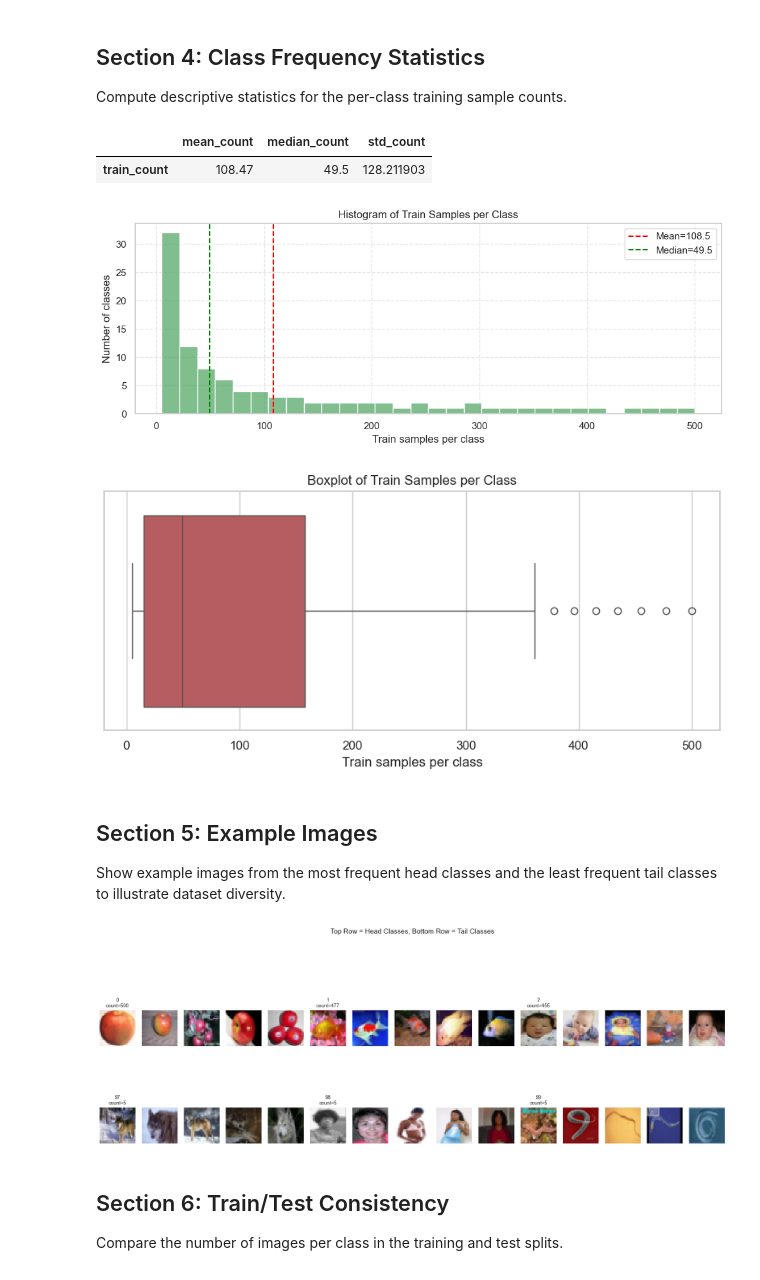
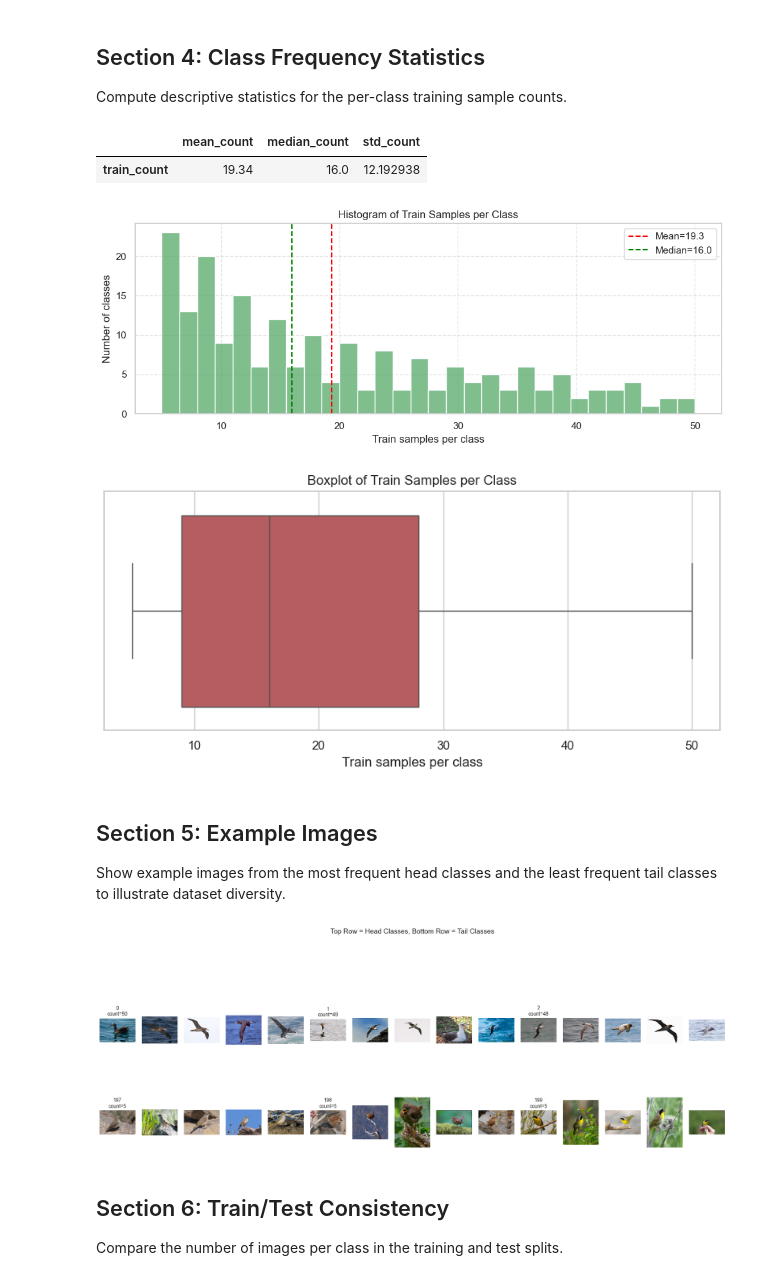
Before and after one commit to HungTang-120105/ltfsr-meta, a Jupyter notebook: notebooks/visualize_cifar_lt.ipynb, the cells around one changed output. Cells and saved outputs as stored; diff of their text form; code cells hidden in the pictures.

```diff
--- a/notebooks/visualize_cifar_lt.ipynb
+++ b/notebooks/visualize_cifar_lt.ipynb
@@ -16,15 +16,30 @@ from PIL import Image
 
 sns.set_theme(style="whitegrid")
 plt.rcParams["figure.figsize"] = (10, 5)
+
+# Configuration
+DATA_DIR = Path("./data/CUB-200-LT")
+OUTPUT_DIR = Path("./outputs")
+OUT_DIR = OUTPUT_DIR / "cub"
+FIG_DIR = OUT_DIR / "figures"
+SUMMARY_PATH = OUT_DIR / "summary.csv"
+
+MANY_THRESHOLD = 15
+FEW_THRESHOLD = 6
+GROUP_LABELS = ["many-shot", "medium-shot", "few-shot"]
+# Class distribution example
+NUM_HEAD_CLASSES = 3
+NUM_TAIL_CLASSES = 3
+IMAGES_PER_CLASS = 5
+FIG_DPI = 300
+
+OUT_DIR.mkdir(parents=True, exist_ok=True)
+FIG_DIR.mkdir(parents=True, exist_ok=True)
 # %% [markdown]
 ## Section 1: Load Dataset
 
 Load the CIFAR-100-LT dataset metadata from `class_counts.json` and summarize the long-tail class distribution.
 # %%
-DATA_DIR = Path("./data/CIFAR-100-LT")
-fig_dir = Path("./outputs/figures")
-fig_dir.mkdir(parents=True, exist_ok=True)
-
 with open(DATA_DIR / "class_counts.json", "r", encoding="utf-8") as f:
     class_counts = json.load(f)
 
@@ -89,9 +104,9 @@ plt.show()
 Split classes into head, medium, and tail groups to understand the long-tail structure.
 # %%
 conditions = [
-    class_count_df["train_count"] > 100,
-    class_count_df["train_count"].between(20, 100, inclusive="both"),
-    class_count_df["train_count"] < 20,
+    class_count_df["train_count"] > MANY_THRESHOLD,
+    class_count_df["train_count"].between(FEW_THRESHOLD, MANY_THRESHOLD, inclusive="both"),
+    class_count_df["train_count"] < FEW_THRESHOLD,
 ]
 choices = ["many-shot", "medium-shot", "few-shot"]
 class_count_df["group"] = np.select(conditions, choices, default="other")
@@ -145,7 +160,7 @@ stats_table = pd.DataFrame(stats).T
 stats_table
 # %% [output]
 |  | mean_count | median_count | std_count |
-| train_count | 108.47 | 49.5 | 128.211903 |
+| train_count | 19.34 | 16.0 | 12.192938 |
 # %%
 fig, ax = plt.subplots(figsize=(10, 4))
 sns.histplot(class_count_df["train_count"], bins=30, kde=False, color="C2", ax=ax)
@@ -159,20 +174,20 @@ ax.axvline(median_count, color="green", ls="--", label=f"Median={median_count:.1
 ax.legend()
 ax.grid(True, linestyle="--", alpha=0.5)
 plt.tight_layout()
-fig.savefig(fig_dir / "class_count_histogram.png", dpi=300)
+fig.savefig(FIG_DIR / "class_count_histogram.png", dpi=FIG_DPI)
 plt.show()
 # %% [output]
-[figure, old version]
+[figure, new version]
 # %%
 fig, ax = plt.subplots(figsize=(8, 4))
 sns.boxplot(x=class_count_df["train_count"], color="C3", ax=ax)
 ax.set_title("Boxplot of Train Samples per Class")
 ax.set_xlabel("Train samples per class")
 plt.tight_layout()
-fig.savefig(fig_dir / "class_count_boxplot.png", dpi=300)
+fig.savefig(FIG_DIR / "class_count_boxplot.png", dpi=FIG_DPI)
 plt.show()
 # %% [output]
-[figure, old version]
+[figure, new version]
 # %% [markdown]
 ## Section 5: Example Images
 
@@ -180,37 +195,37 @@ Show example images from the most frequent head classes and the least frequent t
 # %%
 train_dir = DATA_DIR / "train"
 
-top_classes = class_count_df.head(3)["class"].tolist()
-bottom_classes = class_count_df.tail(3)["class"].tolist()
+top_classes = class_count_df.head(NUM_HEAD_CLASSES)["class"].tolist()
+bottom_classes = class_count_df.tail(NUM_TAIL_CLASSES)["class"].tolist()
 selected_classes = top_classes + bottom_classes
 
-images_per_class = 5
+images_per_class = IMAGES_PER_CLASS
 fig, axes = plt.subplots(2, images_per_class * 3, figsize=(18, 8))
 
 for row_idx, class_name in enumerate([top_classes, bottom_classes]):
     for col_idx, cls in enumerate(class_name):
         cls_idx = '0'*(3 - len(str(cls))) + str(cls)  # Zero-pad class index to 2 digits
         class_path = train_dir / f'class_{cls_idx}'
         images = sorted([p for p in class_path.iterdir() if p.is_file()])
         if len(images) == 0:
             continue
         selected_images = random.sample(images, min(images_per_class, len(images)))
         for sample_idx, image_path in enumerate(selected_images):
             ax = axes[row_idx, col_idx * images_per_class + sample_idx]
             img = Image.open(image_path)
             ax.imshow(img)
             ax.axis("off")
             if sample_idx == 0:
                 count = class_count_df.loc[class_count_df["class"] == cls, "train_count"].iloc[0]
                 row_label = "Head" if row_idx == 0 else "Tail"
                 ax.set_title(f"{cls}\ncount={count}", fontsize=10)
 
 fig.suptitle("Top Row = Head Classes, Bottom Row = Tail Classes", fontsize=14)
 plt.tight_layout(rect=[0, 0, 1, 0.96])
-fig.savefig(fig_dir / "head_vs_tail_examples.png", dpi=300)
+fig.savefig(FIG_DIR / "head_vs_tail_examples.png", dpi=FIG_DPI)
 plt.show()
 # %% [output]
-[figure, old version]
+[figure, new version]
 # %% [markdown]
 ## Section 6: Train/Test Consistency
 
```
Also changed, not shown: parts of 6 cells of this notebook, 15 other files.
